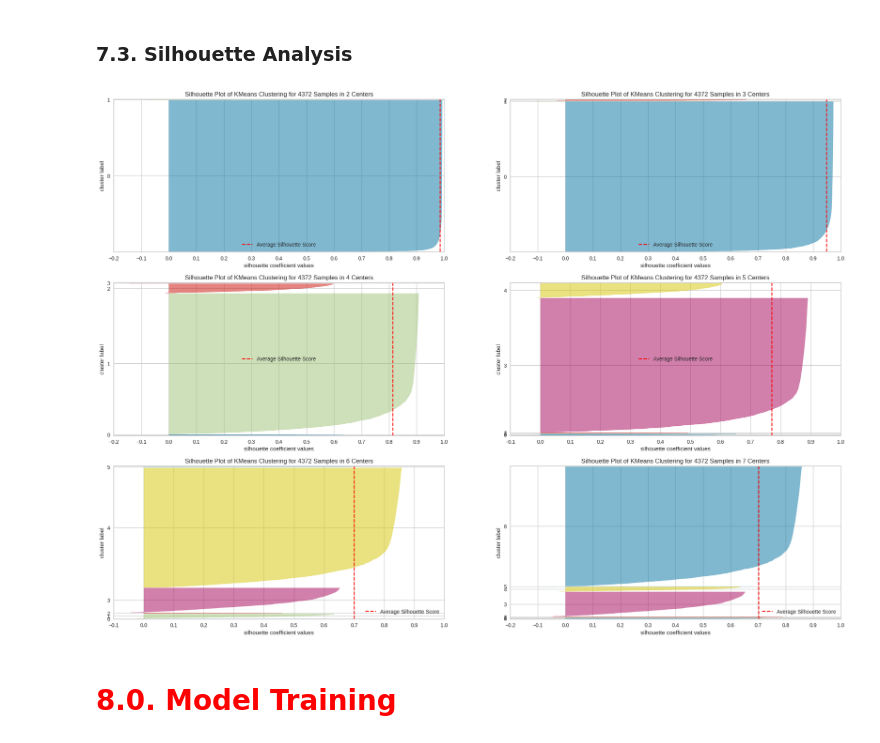
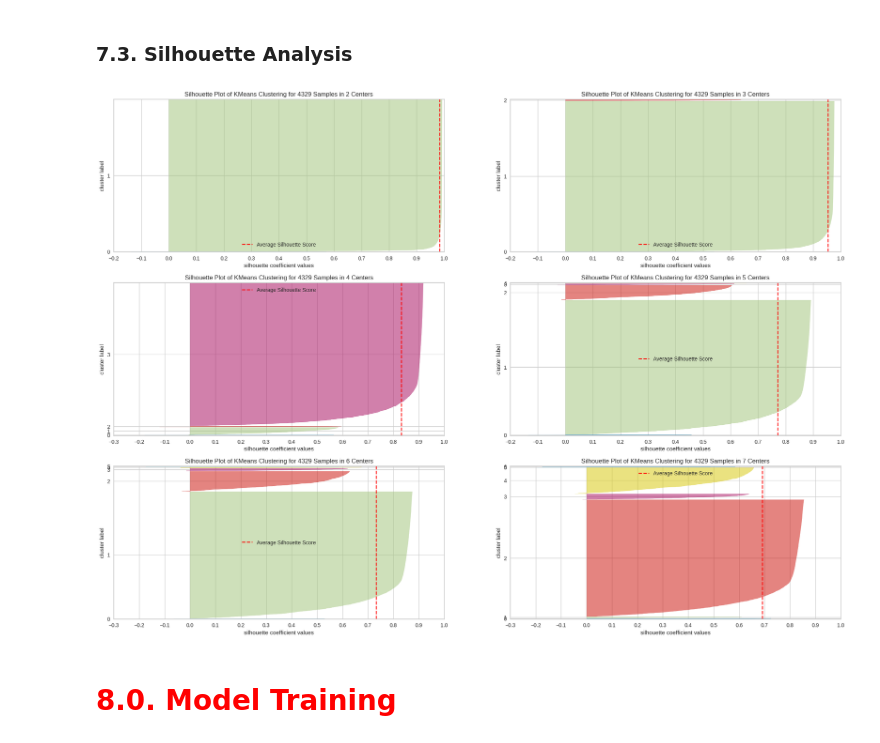
Before and after one commit to WillLeandro/ds_clusterizacao, a Jupyter notebook: notebooks/0.1 metricas.ipynb, the cells around one changed output. Saved outputs shown, nothing was run; the diff lists cells and outputs as text; code cells hidden in the pictures.

```diff
--- a/notebooks/0.1 metricas.ipynb
+++ b/notebooks/0.1 metricas.ipynb
@@ -275,0 +358,5 @@ df_ref.head()
+# %%
+# Frequencia
+df_freq = df2_purchases.loc[ :, ['customer_id','invoice_no']].groupby('customer_id').count().reset_index()
+df_ref = df_ref.merge(df_freq, on='customer_id', how='left')
+df_ref.isna().sum()
@@ -275,0 +369,5 @@ df_ref.head()
+# %%
+# Media do ticket
+df_avg_ticket = df2_purchases.loc[ :, ['customer_id','gros_revenue']].groupby('customer_id').mean().reset_index().rename(columns={'gros_revenue': 'avg_ticket'})
+df_ref = pd.merge( df_ref, df_avg_ticket, on='customer_id', how='left' )
+df_ref.isna().sum()
@@ -279,0 +392,3 @@ df4 = df3.copy()
+# %%
+df4 = df_ref.dropna()
+df4.isna().sum()
@@ -283,0 +415,8 @@ df5 = df4.copy()
+# %%
+## Satandardização dos dados
+ss = pp.StandardScaler()
+
+df5['gros_revenue'] = ss.fit_transform( df5[['gros_revenue']] )
+df5['recence_days'] = ss.fit_transform( df5[['recence_days']] )
+df5['invoice_no'] = ss.fit_transform( df5[['invoice_no']] )
+df5['avg_ticket'] = ss.fit_transform( df5[['avg_ticket']] )
@@ -326,17 +474,17 @@ kmeans.show();
 # %%
 fig, ax = plt.subplots(3, 2, figsize=(25, 18))
 
-k = 2
+
 
 for k in clusters:
     km = c.KMeans( n_clusters=k, init='random', n_init=10, max_iter=100, random_state=42 )
     q, mod = divmod( k, 2 )
 
     visualizer = SilhouetteVisualizer( km, colors='yellowbrick', ax=ax[q-1][mod] )
     visualizer.fit( X )
     visualizer.finalize();
 # %% [output]
-[figure, old version]
+[figure, new version]
 # %% [markdown]
 # <font color='red'>8.0. Model Training</font>
 # %% [markdown]
```
Also changed, not shown: parts of 36 cells of this notebook.
